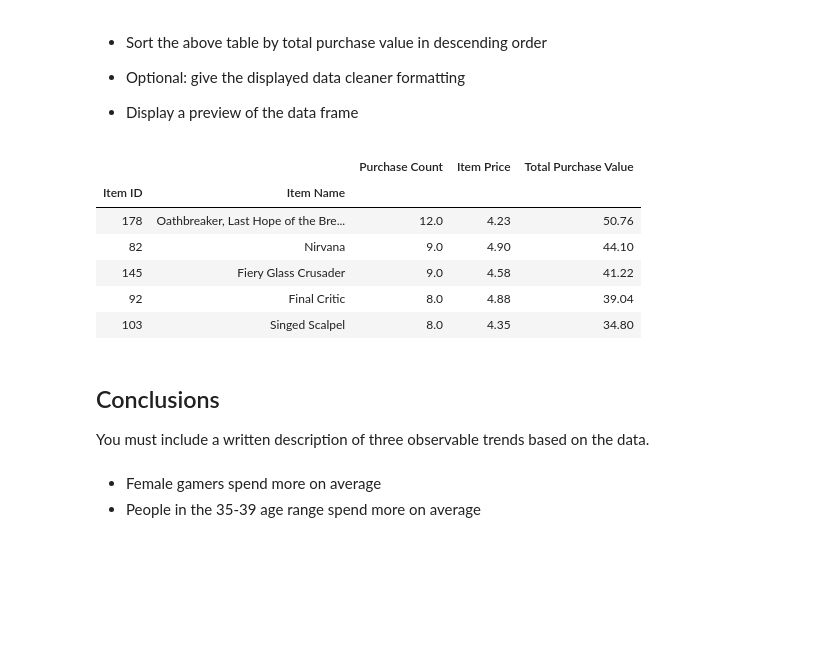
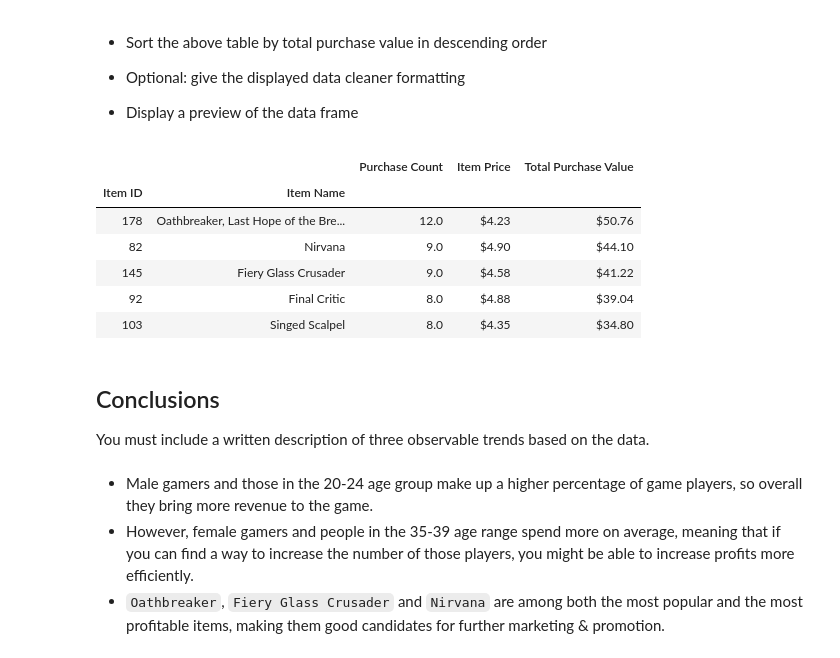
Before and after one commit to skonkiel/gaming-analytics, a Jupyter notebook: HeroesOfPymoli/HeroesOfPymoli_starter.ipynb, the cells around one changed output. Saved outputs shown, nothing was run; the diff lists cells and outputs as text; code cells hidden in the pictures; blank space fills up the shorter version.

```diff
--- a/HeroesOfPymoli/HeroesOfPymoli_starter.ipynb
+++ b/HeroesOfPymoli/HeroesOfPymoli_starter.ipynb
@@ -323,25 +322,28 @@ items_df.head()
 # %%
 # Remove formatting to make sortable again
 df = items_df[items_df.columns[0:3]].replace('[\$,]', '', regex=True).astype(float)
 
 # Sort the df
 df.sort_values(['Total Purchase Value'], inplace=True, ascending=False)
 
 # Reformat all columns
+df['Item Price'] = df['Item Price'].map("${:,.2f}".format)
+df['Total Purchase Value'] = df['Total Purchase Value'].map("${:,.2f}".format)
 
 # Display preview
 df.head()
 # %% [output]
 |  |  | Purchase Count | Item Price | Total Purchase Value |
 | Item ID | Item Name |  |  |  |
-| 178 | Oathbreaker, Last Hope of the Bre... | 12.0 | 4.23 | 50.76 |
-| 82 | Nirvana | 9.0 | 4.90 | 44.10 |
-| 145 | Fiery Glass Crusader | 9.0 | 4.58 | 41.22 |
-| 92 | Final Critic | 8.0 | 4.88 | 39.04 |
-| 103 | Singed Scalpel | 8.0 | 4.35 | 34.80 |
+| 178 | Oathbreaker, Last Hope of the Bre... | 12.0 | $4.23 | $50.76 |
+| 82 | Nirvana | 9.0 | $4.90 | $44.10 |
+| 145 | Fiery Glass Crusader | 9.0 | $4.58 | $41.22 |
+| 92 | Final Critic | 8.0 | $4.88 | $39.04 |
+| 103 | Singed Scalpel | 8.0 | $4.35 | $34.80 |
 # %% [markdown]
 ## Conclusions
 You must include a written description of three observable trends based on the data.
-# %% [markdown]
-* Female gamers spend more on average
-* People in the 35-39 age range spend more on average
+# %% [markdown]
+* Male gamers and those in the 20-24 age group make up a higher percentage of game players, so overall they bring more revenue to the game.
+* However, female gamers and people in the 35-39 age range spend more on average, meaning that if you can find a way to increase the number of those players, you might be able to increase profits more efficiently.
+* `Oathbreaker`, `Fiery Glass Crusader` and `Nirvana` are among both the most popular and the most profitable items, making them good candidates for further marketing & promotion.
```
Also changed, not shown: parts of 2 cells of this notebook.
